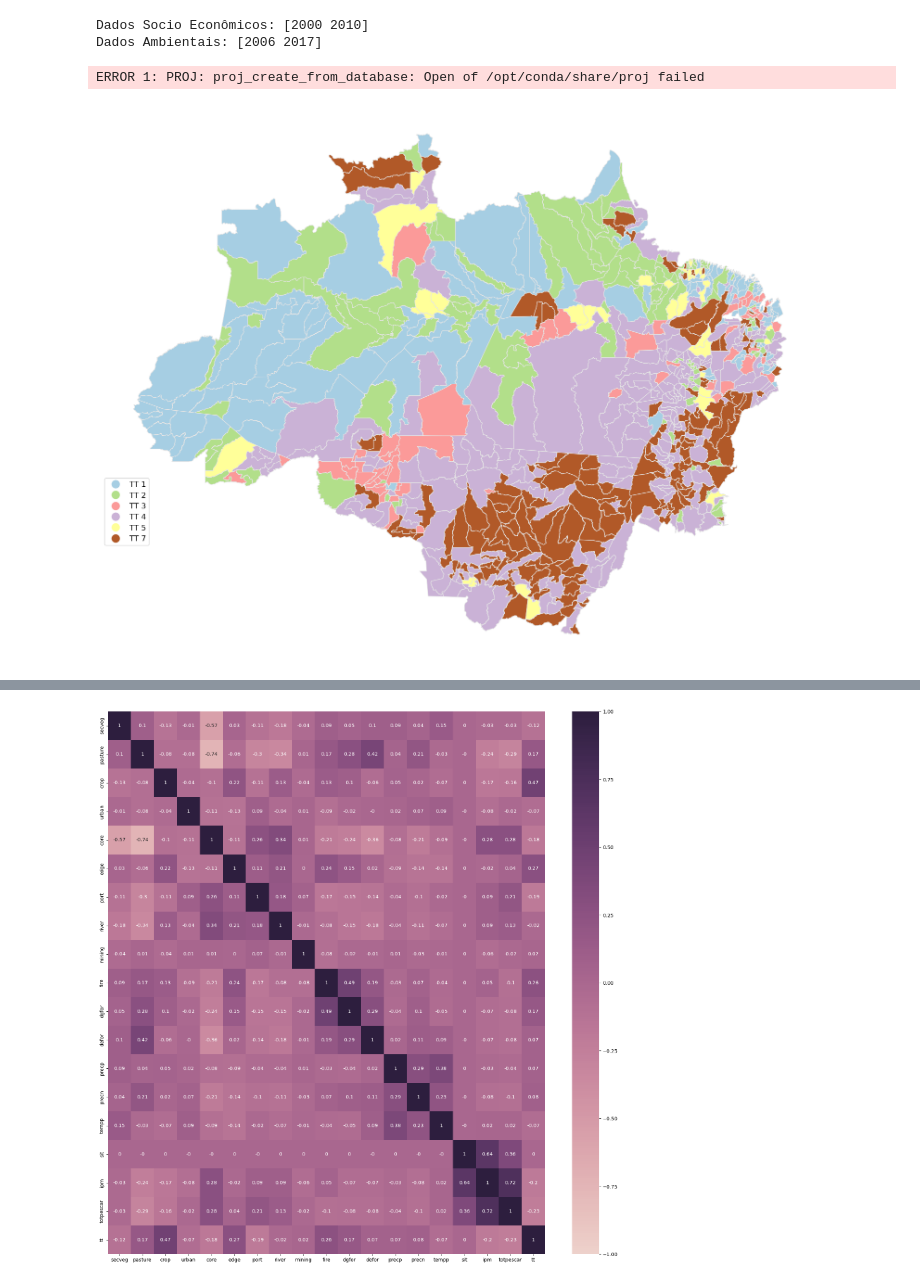
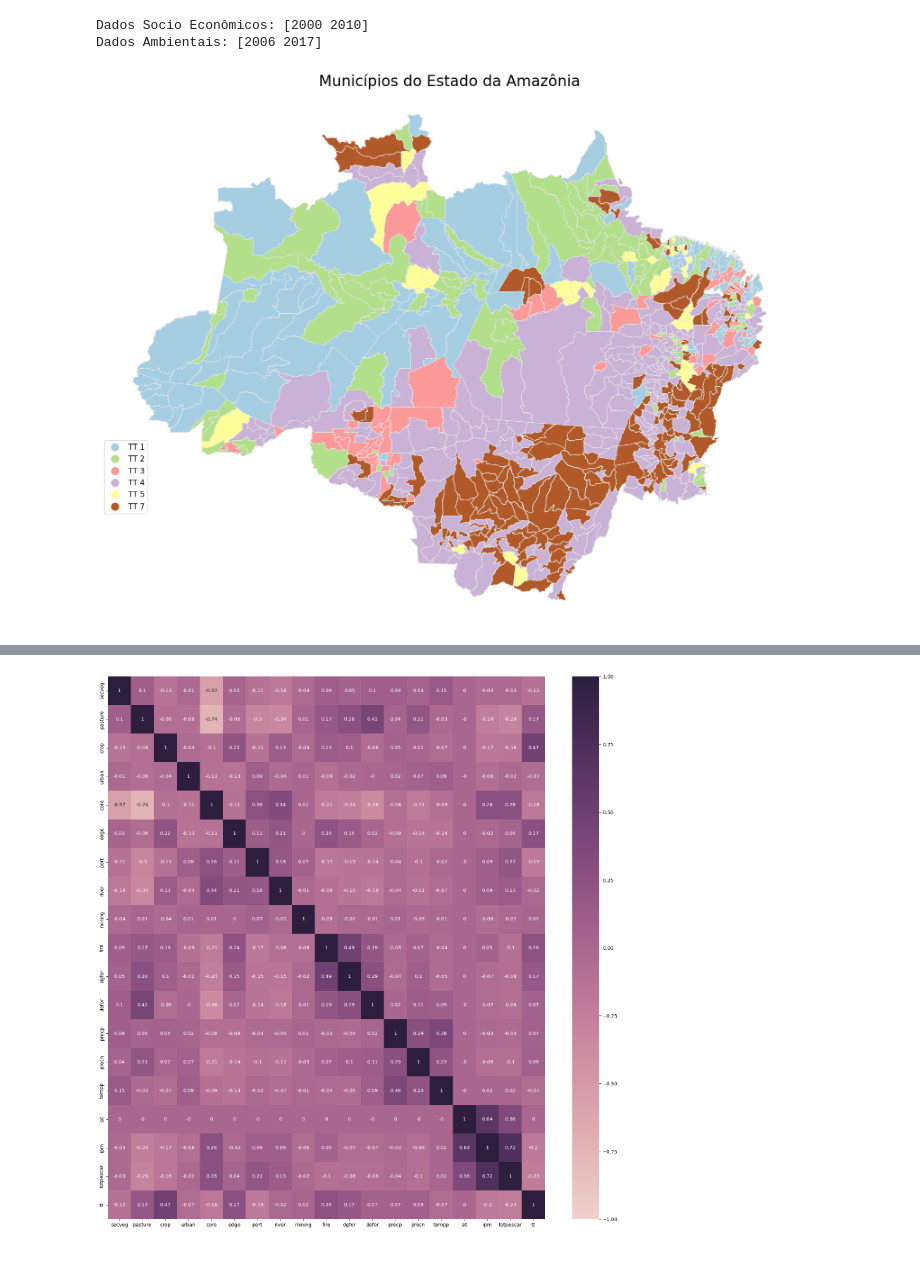
Before and after one commit to rodrigo-ew/ufpa-trajetorias, a Jupyter notebook: notebook-trajetorias.ipynb, the cells around one changed output, grey strips where cells are left out. Saved outputs shown, nothing was run; the diff lists cells and outputs as text; code cells hidden in the pictures.

```diff
--- a/notebook-trajetorias.ipynb
+++ b/notebook-trajetorias.ipynb
@@ -42,37 +44,38 @@ Dados Ambientais: [2006 2017]
 
 tts = trajetorias.copy()
 tts = tts.rename(columns = {'TT17_Dominant':'TT'})
 tts = tts.rename(columns = {'cd_geocmu':'CD_MUN'})
 tts = tts.drop(columns=['Municipio'])
 tts.dropna(subset=['TT'], inplace=True)
 tts['TT'] = tts['TT'].astype(int)
 
-map_df = gpd.read_file("./mun_amazonia.shp")
+# map_df = gpd.read_file("./mun_amazonia.shp")
+map_df = gpd.read_file("./shapefiles/mun_amazonia.shp")
 map_df['CD_MUN'] = map_df['CD_MUN'].astype(int)
 
 tt_merged = pd.merge_ordered(map_df, tts, on='CD_MUN')
 tt_merged.dropna(subset=['TT'], inplace=True)
 tt_merged['TT'] = tt_merged['TT'].astype(int).astype(str).apply(lambda string: 'TT ' + string)
 
 #vmin, vmax = 120, 220# create figure and axes for Matplotlib
 fig, ax = plt.subplots(1, figsize=(20, 20))
 ax.axis('off')
+ax.set_title('Municípios do Estado da Amazônia',fontsize=24);
 
 legend_kwds = {
     'loc': 'lower left',
     'bbox_to_anchor':(0,0.2),
     'markerscale':1.30,
     'title_fontsize':'large',
     'fontsize':'large'
 }
 
 cmap = plt.colormaps['Paired'].resampled(7)
 
 tt_merged.plot(column='TT', cmap=cmap, linewidth=0.8, ax=ax, edgecolor='0.9', legend=True, legend_kwds=legend_kwds)
-plt.savefig('trajetorias_ploted.png')
+plt.savefig('img/trajetorias_ploted.png')
 # %% [output]
-ERROR 1: PROJ: proj_create_from_database: Open of /opt/conda/share/proj failed
-[figure, old version]
+[figure, new version]
 # %%
 def absolute_maximum_scale(series):
     return series / series.abs().max()
```
Also changed, not shown: parts of 7 cells of this notebook, 12 other files.
